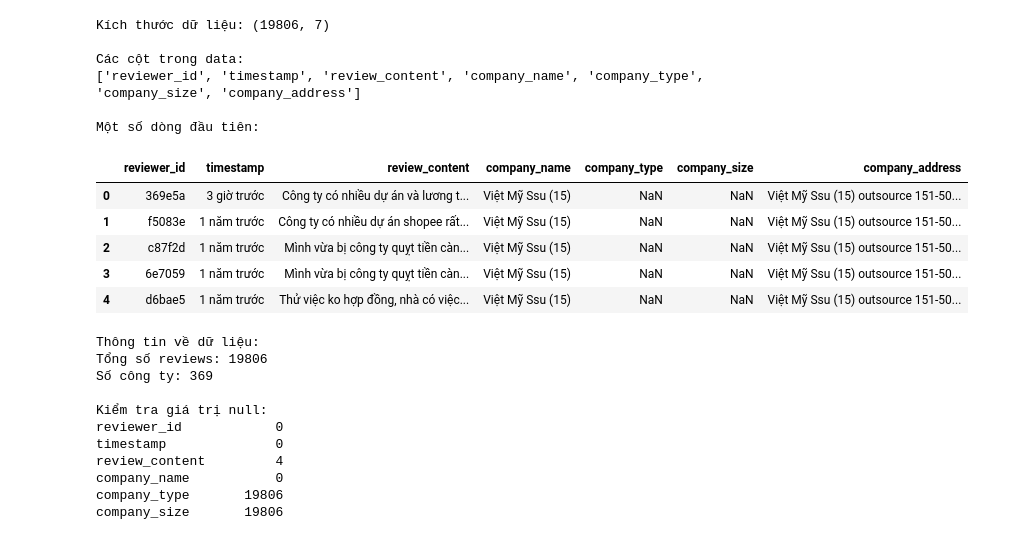
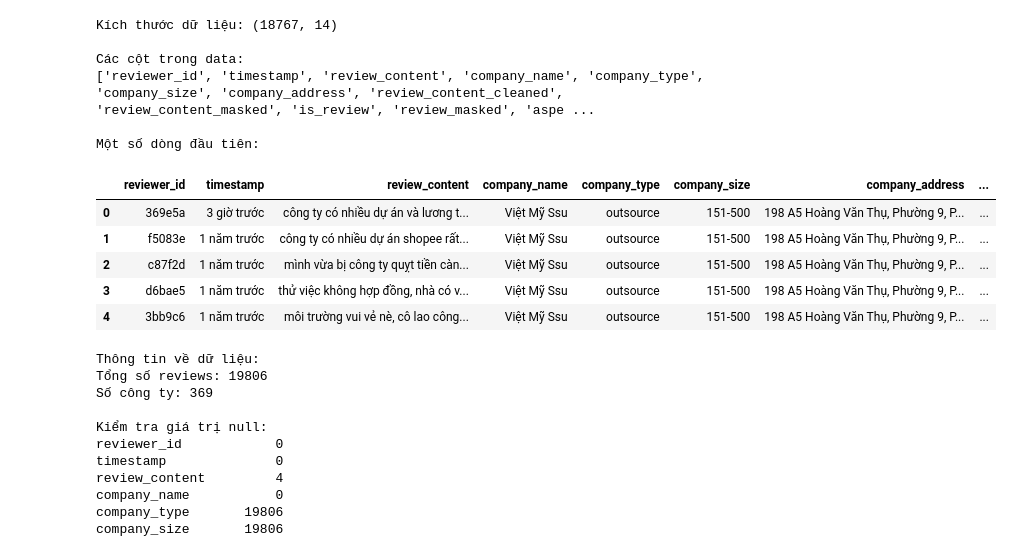
Before and after one commit to khanhlonguit/ABSA_ITViec_Reviews, a Jupyter notebook: clean.ipynb, the cells around one changed output. Drawn from its saved outputs; the diff is of its cells as text; code cells hidden in the pictures.

```diff
--- a/clean.ipynb
+++ b/clean.ipynb
@@ -1,26 +1,26 @@
 # %%
 import pandas as pd
 
-# Đọc dữ liệu mới từ file Excel
-data = pd.read_excel("my_reviews.xlsx")
+# Đọc dữ liệu mới từ file CSV
+data = pd.read_csv("reviews_cleaned_Bao.csv")
 print(f"Kích thước dữ liệu: {data.shape}")
 print("\nCác cột trong data:")
 print(data.columns.tolist())
 print("\nMột số dòng đầu tiên:")
 data.head()
 # %% [output]
-Kích thước dữ liệu: (19806, 7)
+Kích thước dữ liệu: (18767, 14)
 
 Các cột trong data:
-['reviewer_id', 'timestamp', 'review_content', 'company_name', 'company_type', 'company_size', 'company_address']
+['reviewer_id', 'timestamp', 'review_content', 'company_name', 'company_type', 'company_size', 'company_address', 'review_content_cleaned', 'review_content_masked', 'is_review', 'review_masked', 'aspe ...
 
 Một số dòng đầu tiên:
-|  | reviewer_id | timestamp | review_content | company_name | company_type | company_size | company_address |
-| 0 | 369e5a | 3 giờ trước | Công ty có nhiều dự án và lương t... | Việt Mỹ Ssu (15) | NaN | NaN | Việt Mỹ Ssu (15) outsource 151-50... |
-| 1 | f5083e | 1 năm trước | Công ty có nhiều dự án shopee rất... | Việt Mỹ Ssu (15) | NaN | NaN | Việt Mỹ Ssu (15) outsource 151-50... |
-| 2 | c87f2d | 1 năm trước | Mình vừa bị công ty quỵt tiền càn... | Việt Mỹ Ssu (15) | NaN | NaN | Việt Mỹ Ssu (15) outsource 151-50... |
-| 3 | 6e7059 | 1 năm trước | Mình vừa bị công ty quỵt tiền càn... | Việt Mỹ Ssu (15) | NaN | NaN | Việt Mỹ Ssu (15) outsource 151-50... |
-| 4 | d6bae5 | 1 năm trước | Thử việc ko hợp đồng, nhà có việc... | Việt Mỹ Ssu (15) | NaN | NaN | Việt Mỹ Ssu (15) outsource 151-50... |
+|  | reviewer_id | timestamp | review_content | company_name | company_type | company_size | company_address | ... |
+| 0 | 369e5a | 3 giờ trước | công ty có nhiều dự án và lương t... | Việt Mỹ Ssu | outsource | 151-500 | 198 A5 Hoàng Văn Thụ, Phường 9, P... | ... |
+| 1 | f5083e | 1 năm trước | công ty có nhiều dự án shopee rất... | Việt Mỹ Ssu | outsource | 151-500 | 198 A5 Hoàng Văn Thụ, Phường 9, P... | ... |
+| 2 | c87f2d | 1 năm trước | mình vừa bị công ty quỵt tiền càn... | Việt Mỹ Ssu | outsource | 151-500 | 198 A5 Hoàng Văn Thụ, Phường 9, P... | ... |
+| 3 | d6bae5 | 1 năm trước | thử việc không hợp đồng, nhà có v... | Việt Mỹ Ssu | outsource | 151-500 | 198 A5 Hoàng Văn Thụ, Phường 9, P... | ... |
+| 4 | 3bb9c6 | 1 năm trước | môi trường vui vẻ nè, cô lao công... | Việt Mỹ Ssu | outsource | 151-500 | 198 A5 Hoàng Văn Thụ, Phường 9, P... | ... |
 # %%
 # Kiểm tra dữ liệu
 print("Thông tin về dữ liệu:")
```
Also changed, not shown: parts of 5 cells of this notebook.
